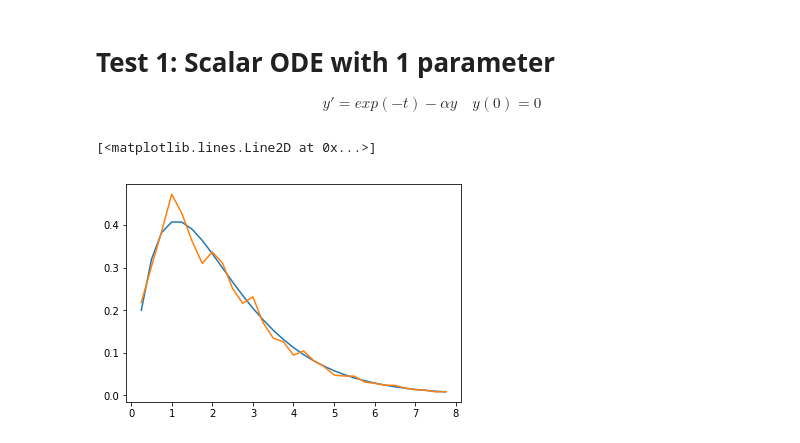
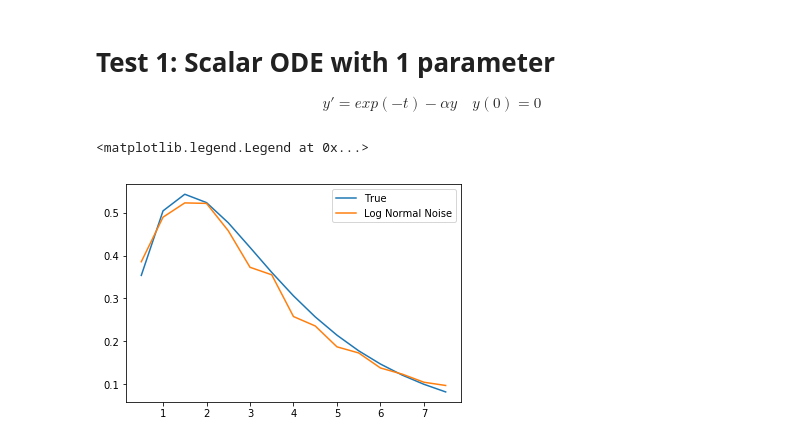
Before and after one commit to michaelosthege/ODEGSoC, a Jupyter notebook: Scripts/test_scalar_ode_1_param.ipynb, the cells around one changed output. Drawn from its saved outputs; the diff is of its cells as text; code cells hidden in the pictures.

Commit message:
Test notebooks

```diff
--- a/Scripts/test_scalar_ode_1_param.ipynb
+++ b/Scripts/test_scalar_ode_1_param.ipynb
@@ -24,7 +23,9 @@ n_states = 1
 n_odeparams = 1
 
 #Times to evaluate the solution
-times = np.arange(0.25,8,0.25)
+data = make_test_data_1()
+times = data['t']
+# times = np.arange(0.25,8,0.25)
 
 #Instantiate the ODEModel
 ode_model = ODEModel(func = test_ode_func_1,
@@ -32,16 +33,3 @@ ode_model = ODEModel(func = test_ode_func_1,
                     times = times,
                     n_states = n_states,
                     n_odeparams = n_odeparams)
-# %%
-#Simulate the data and create data to learn from
-sims, sens = ode_model.simulate([0.8,0])
-
-
-Y = scipy.stats.lognorm.rvs(s = 0.1, scale = sims)
-
-
-plt.plot(times, sims)
-plt.plot(times,Y)
-# %% [output]
-[<matplotlib.lines.Line2D at 0x...>]
-[figure, removed]
@@ -126,0 +36,12 @@ my_ODEop = ODEop(ode_model)
+# %%
+
+Ytrue = data['y']
+Y = data['yobs']
+
+plt.plot(times, Ytrue, label = 'True')
+plt.plot(times, Y, label = 'Log Normal Noise')
+
+plt.legend()
+# %% [output]
+<matplotlib.legend.Legend at 0x...>
+[figure, added]
```
Also changed, not shown: parts of 12 cells of this notebook, 6 other files.
